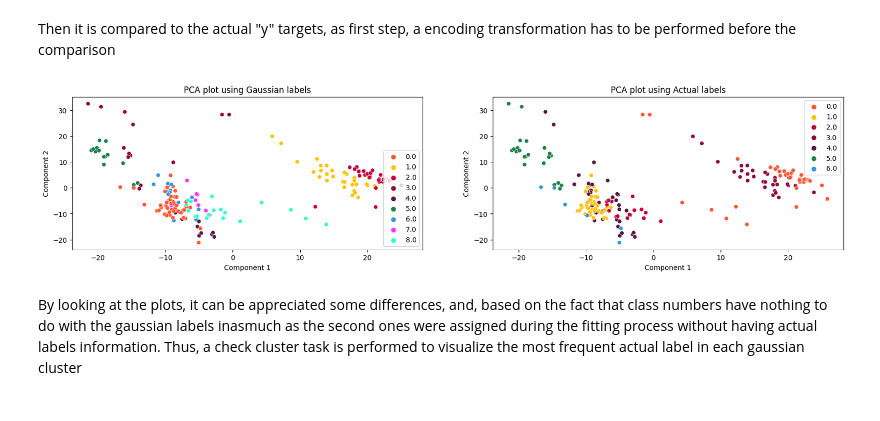
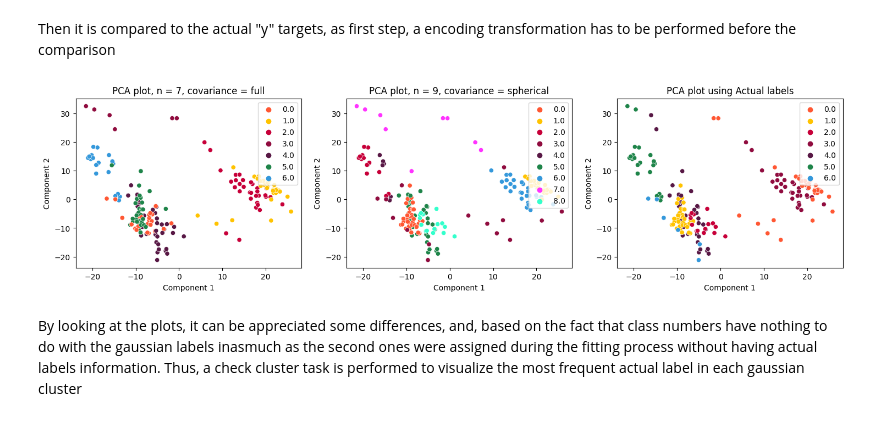
Before and after one commit to JoseGarayar/clustering_utec, a Jupyter notebook: notebook_bruno.ipynb, the cells around one changed output. Saved outputs shown, nothing was run; the diff lists cells and outputs as text; code cells hidden in the pictures.

```diff
--- a/notebook_bruno.ipynb
+++ b/notebook_bruno.ipynb
@@ -195,17 +291,22 @@ pca_plot = PCA(n_components = 2, random_state = 23)
 
 # Creating the X_plot data set
 X_plot = pca_plot.fit_transform(X_sc)
-X_plot_gauss= np.c_[X_plot, gaussian_labels]
 
 # ploting with sns
 colors = ["#FF5733", "#FFC300", "#C70039", "#900C3F", "#581845", "#1E8449", "#3498DB",
             "#FF33FF", "#33FFCC", "#FF6666", "#99CC99", "#3399FF", "#FF9933", "#CC33FF", "#66CCCC"]
 
-plt.figure(figsize = (12, 4))
-sns.scatterplot(x = X_plot_gauss[:, 0], y = X_plot_gauss[:, 1], hue = X_plot_gauss[:, 2], palette = colors[:n_components])
-plt.ylabel('Component 2')
-plt.xlabel('Component 1')
-plt.title('PCA plot reduction to see labels')
-plt.legend(loc = 'lower right')
+fig, axis = plt.subplots(1, 2, figsize = (16, 4))
+
+for j in range(2):
+    ax = axis[j]
+    model = gaussian_models[j]
+    X_plot_gauss= np.c_[X_plot, gaussian_labels[j]]
+    n_components = len(np.unique(gaussian_labels[j]))
+    sns.scatterplot(x = X_plot_gauss[:, 0], y = X_plot_gauss[:, 1], hue = X_plot_gauss[:, 2], palette = colors[:n_components], ax = ax)
+    ax.set_ylabel('Component 2')
+    ax.set_xlabel('Component 1')
+    ax.set_title(f'PCA plot reduction to see labels, n = {model.n_components}, covariance = {model.covariance_type}')
+    ax.legend(loc = 'lower right')
 plt.show()
 # %% [output]
@@ -215,36 +316,42 @@ Then it is compared to the actual "y" targets, as first step, a encoding transfo
 # %%
 # changing unique values for numeric ones
 y_label = np.zeros((len(y),1))
 target_dict = dict()
 for label, tissue_type in enumerate(np.unique(y)):
     y_label = np.where(y == tissue_type, label, y_label)
     target_dict[label] = tissue_type
 
 y_label = y_label.ravel().astype(int)
 
 # plotting one next to the other
-X_plot_gauss = np.c_[X_plot, gaussian_labels]
 X_plot_real = np.c_[X_plot, y_label]
 
-fig, axis = plt.subplots(1, 2, figsize = (20, 4))
 colors = ["#FF5733", "#FFC300", "#C70039", "#900C3F", "#581845", "#1E8449", "#3498DB",
             "#FF33FF", "#33FFCC", "#FF6666", "#99CC99", "#3399FF", "#FF9933", "#CC33FF", "#66CCCC"]
 
-## first plot
-sns.scatterplot(x = X_plot_gauss[:, 0], y = X_plot_gauss[:, 1], hue = X_plot_gauss[:, 2], palette = colors[:n_components], ax = axis[0])
-axis[0].set_ylabel('Component 2')
-axis[0].set_xlabel('Component 1')
-axis[0].set_title('PCA plot using Gaussian labels')
-axis[0].legend(loc = 'lower right')
+fig, axis = plt.subplots(1, 3, figsize = (18, 4))
 
-## second plot
-sns.scatterplot(x = X_plot_real[:, 0], y = X_plot_real[:, 1], hue = X_plot_real[:, 2], palette = colors[:7], ax = axis[1])
-axis[1].set_ylabel('Component 2')
-axis[1].set_xlabel('Component 1')
-axis[1].set_title('PCA plot using Actual labels')
+# first two
+for j in range(2):
+    ax = axis[j]
+    model = gaussian_models[j]
+    X_plot_gauss= np.c_[X_plot, gaussian_labels[j]]
+    n_components = len(np.unique(gaussian_labels[j]))
+    sns.scatterplot(x = X_plot_gauss[:, 0], y = X_plot_gauss[:, 1], hue = X_plot_gauss[:, 2], palette = colors[:n_components], ax = ax)
+    ax.set_ylabel('Component 2')
+    ax.set_xlabel('Component 1')
+    ax.set_title(f'PCA plot, n = {model.n_components}, covariance = {model.covariance_type}')
+    ax.legend(loc = 'upper right')
+
+## third plot
+sns.scatterplot(x = X_plot_real[:, 0], y = X_plot_real[:, 1], hue = X_plot_real[:, 2], palette = colors[:7], ax = axis[2])
+axis[2].set_ylabel('Component 2')
+axis[2].set_xlabel('Component 1')
+axis[2].set_title('PCA plot using Actual labels')
+axis[2].legend(loc = 'upper right')
 plt.show()
 # %% [output]
-[figure, old version]
+[figure, new version]
 # %% [markdown]
 By looking at the plots, it can be appreciated some differences, and, based on the fact that class numbers have nothing to do with the gaussian labels inasmuch as the second ones were assigned during the fitting process without having actual labels information. Thus, a check cluster task is performed to visualize the most frequent actual label in each gaussian cluster
 # %%
```
Also changed, not shown: parts of 22 cells of this notebook.
